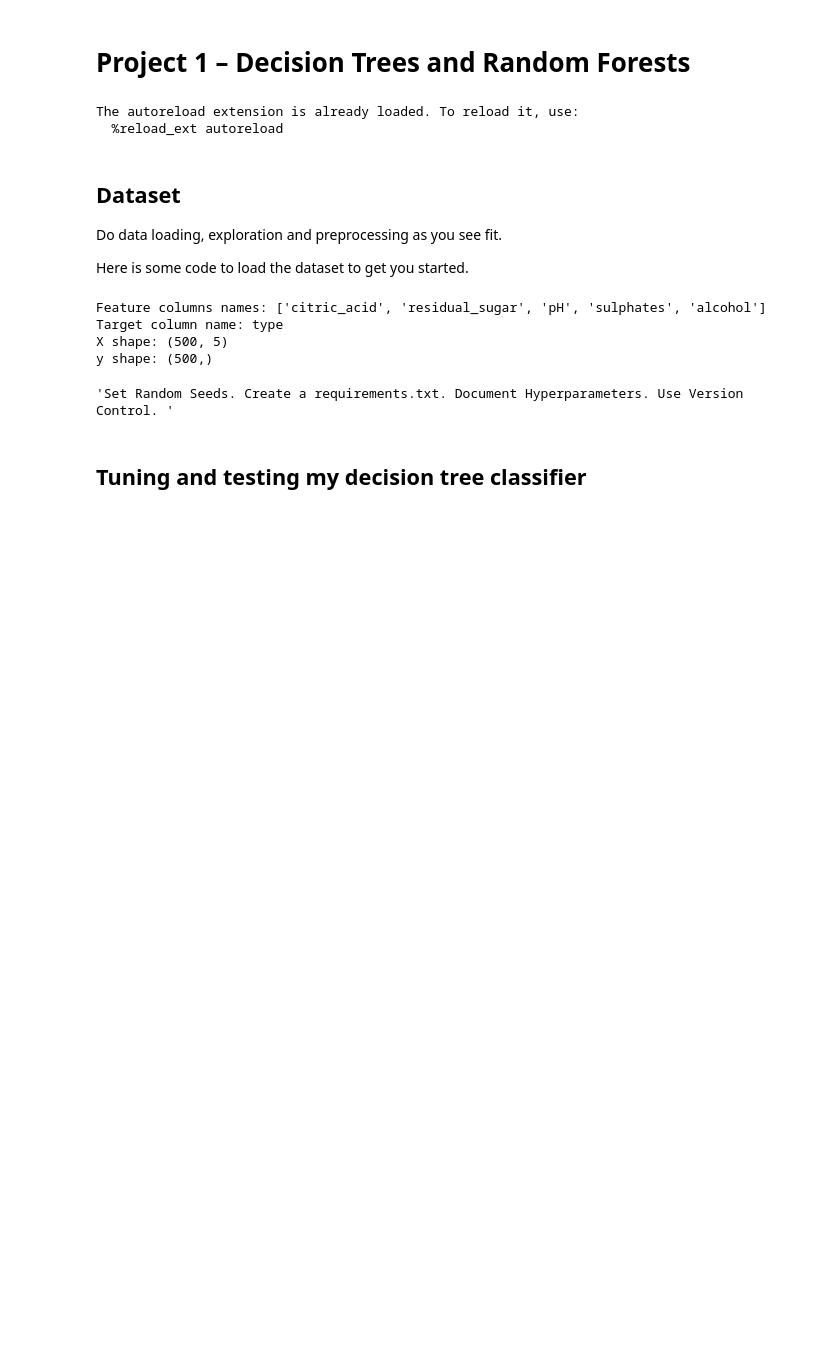
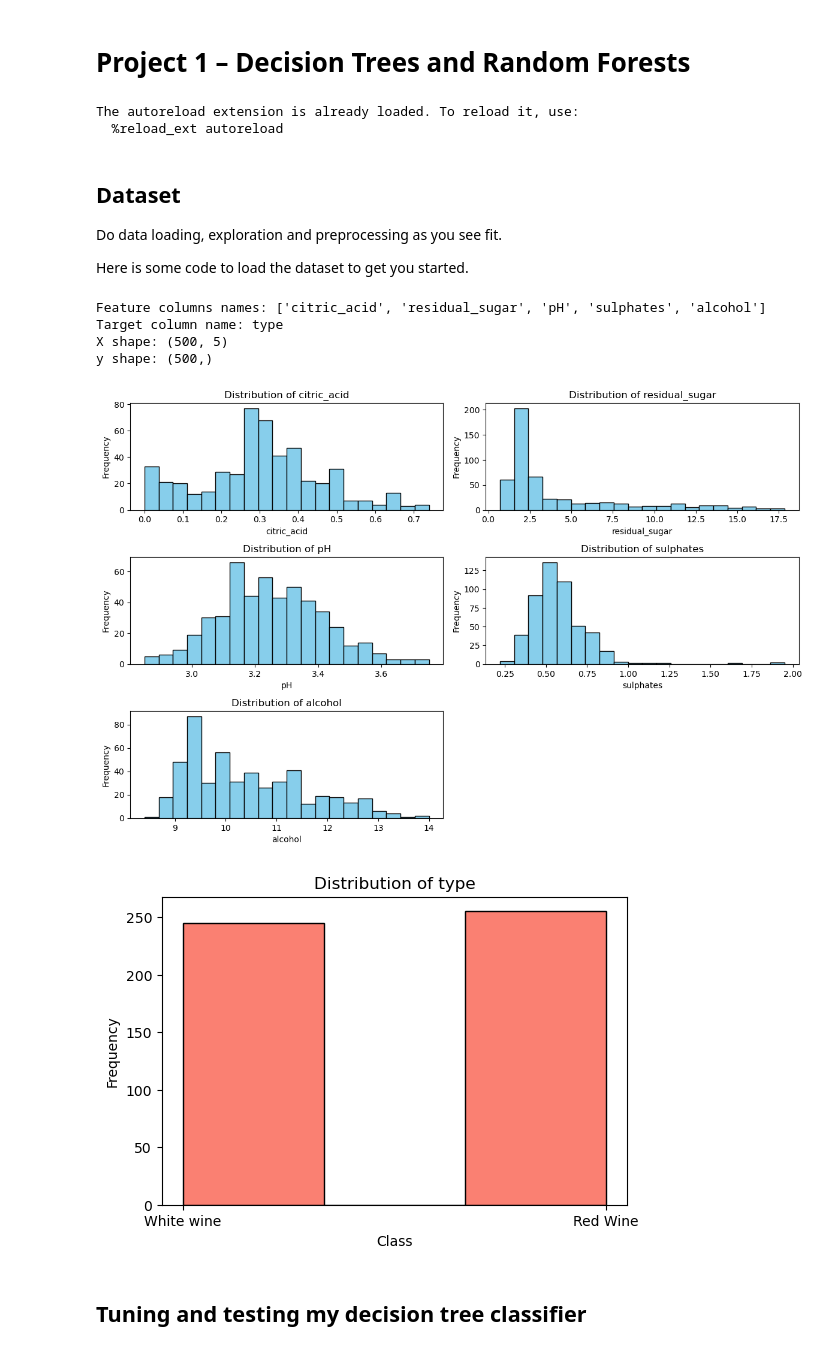
Before and after one commit to eliashovdenes/Machine-Learning-Custom-Decision-Trees-and-Random-Forests, a Jupyter notebook: run_experiments.ipynb, the cells around one changed output. Drawn from its saved outputs; the diff is of its cells as text; code cells hidden in the pictures; blank space fills up the shorter version.

Commit message:
added plots to visualize the data

```diff
--- a/run_experiments.ipynb
+++ b/run_experiments.ipynb
@@ -44,34 +45,30 @@ Feature columns names: ['citric_acid', 'residual_sugar', 'pH', 'sulphates', 'alc
 Target column name: type
 X shape: (500, 5)
 y shape: (500,)
-# %%
-# Which hyperparameters should you tune?
-
-""" I think the max_depth, n_estimators(how many trees), criterion, max_features """
-
-# Which values should you test for each hyperparameter?
-
-"""max_depth: 1 to 15?,    n_estimators: 1 to 200,   criterion: entropy or gini,  max_features: sqrt or log2 or None"""
-
-# Which model selection method should you use (e.g., hold-out validation, k-fold cross-validation)?
-
-"""k-fold cross-validation: This is ideal because it splits the dataset into k subsets (e.g., k=5), trains the model on k-1 folds, and tests on the remaining fold. The process is repeated k times with different folds. This helps to reduce the risk of overfitting to a particular subset of data.
-
-Why: It ensures that your model isn't overly tuned to any specific training or testing split and provides a more generalized measure of performance."""
-
-# Which performance measure should you use for model selection (e.g., accuracy, F1-score)?
-
-"""Accuracy is fine becuase i think that there wont be class imbalance in the classes, if it were we should use F1-score. Try both"""
-
-# How do you ensure that your model selection process is fair and unbiased?
-
-"""follow best practices in data splitting, hyperparameter tuning, and evaluation. Avoid Data Leakage. Avoid Overfitting. Ensure Class Balance """
-
-# How can you ensure reproducibility of your results?
-
-"""Set Random Seeds. Create a requirements.txt. Document Hyperparameters. Use Version Control. """
-# %% [output]
-'Set Random Seeds. Create a requirements.txt. Document Hyperparameters. Use Version Control. '
+# %%
+# Display the wine data
+plt.figure(figsize=(12, 10))
+for i, feature in enumerate(feature_names):
+    plt.subplot(4, 2, i+1)
+    plt.hist(X[:, i], bins=20, color='skyblue', edgecolor='black')
+    plt.title(f"Distribution of {feature}")
+    plt.xlabel(feature)
+    plt.ylabel("Frequency")
+
+plt.tight_layout()
+plt.show()
+
+
+plt.figure(figsize=(6, 4))
+plt.hist(y, bins=3, color='salmon', edgecolor='black')
+plt.title(f"Distribution of {target_name}")
+plt.xlabel("Class")
+plt.ylabel("Frequency")
+plt.xticks([0, 1], ["White wine", "Red Wine"])
+plt.show()
+# %% [output]
+[figure, added]
+[figure, added]
 # %%
 # Set seed
 seed = 0
```
Also changed, not shown: parts of 12 cells of this notebook, 1 other file.
